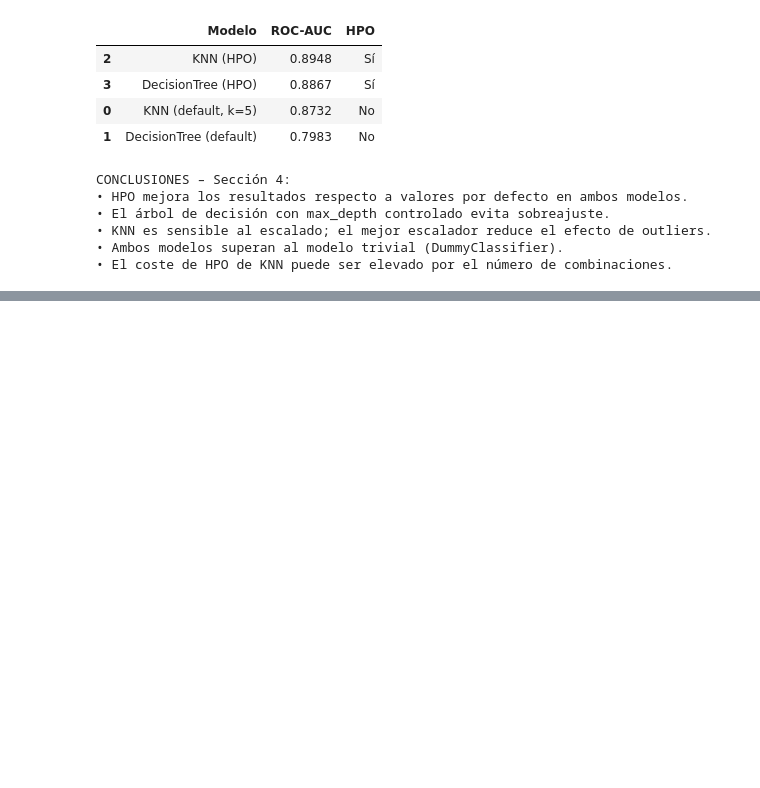
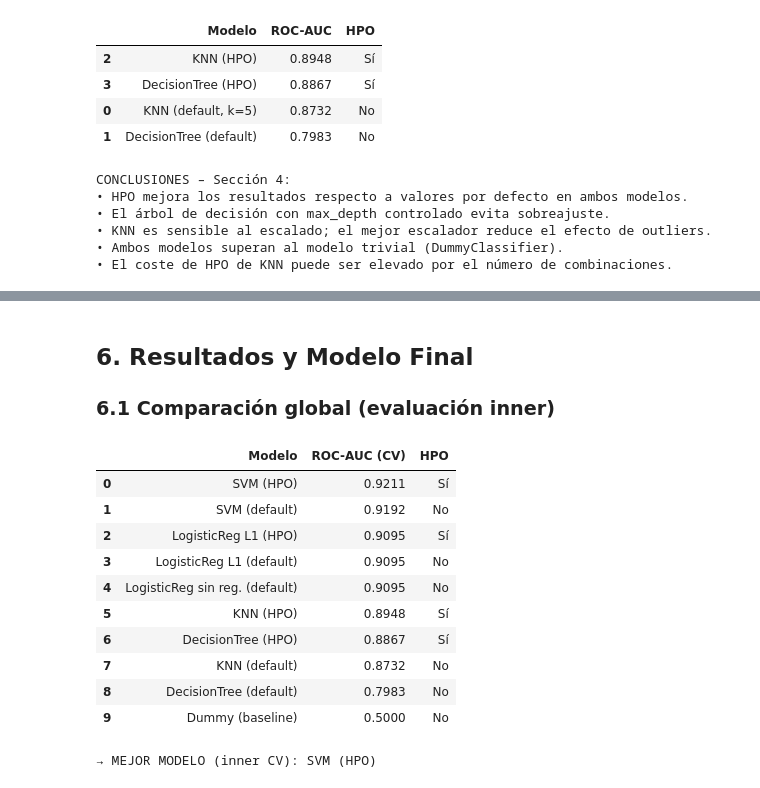
Before and after one commit to 100522156/practica_1_aprendizaje_automatico-100522156-100522190, a Jupyter notebook: notebook_1_analisis.ipynb, the cells around one changed output, grey strips where cells are left out. Cells and saved outputs as stored; diff of their text form; code cells hidden in the pictures; blank space fills up the shorter version.

```diff
--- a/notebook_1_analisis.ipynb
+++ b/notebook_1_analisis.ipynb
@@ -615,0 +744,36 @@ CONCLUSIONES – Sección 4:
+# %% [markdown]
+## 6. Resultados y Modelo Final
+
+### 6.1 Comparación global (evaluación inner)
+# %%
+# ── Tabla resumen global ──────────────────────────────────────────────────
+all_results = pd.DataFrame([
+    {'Modelo': 'Dummy (baseline)', 'ROC-AUC (CV)': results_df[results_df['Modelo']=='Dummy (most_frequent)']['ROC-AUC mean'].values[0], 'HPO': 'No'},
+    {'Modelo': 'KNN (default)', 'ROC-AUC (CV)': results_df[results_df['Modelo']=='KNN (k=5)']['ROC-AUC mean'].values[0], 'HPO': 'No'},
+    {'Modelo': 'DecisionTree (default)', 'ROC-AUC (CV)': results_df[results_df['Modelo']=='DecisionTree']['ROC-AUC mean'].values[0], 'HPO': 'No'},
+    {'Modelo': 'KNN (HPO)', 'ROC-AUC (CV)': round(gs_knn.best_score_, 4), 'HPO': 'Sí'},
+    {'Modelo': 'DecisionTree (HPO)', 'ROC-AUC (CV)': round(gs_dt.best_score_, 4), 'HPO': 'Sí'},
+    {'Modelo': 'LogisticReg sin reg. (default)', 'ROC-AUC (CV)': adv_df[adv_df['Modelo']=='LogisticRegression (sin reg.)']['ROC-AUC mean'].values[0], 'HPO': 'No'},
+    {'Modelo': 'LogisticReg L1 (default)', 'ROC-AUC (CV)': adv_df[adv_df['Modelo']=='LogisticRegression (L1)']['ROC-AUC mean'].values[0], 'HPO': 'No'},
+    {'Modelo': 'SVM (default)', 'ROC-AUC (CV)': adv_df[adv_df['Modelo']=='SVM (RBF)']['ROC-AUC mean'].values[0], 'HPO': 'No'},
+    {'Modelo': 'LogisticReg L1 (HPO)', 'ROC-AUC (CV)': round(gs_lr.best_score_, 4), 'HPO': 'Sí'},
+    {'Modelo': 'SVM (HPO)', 'ROC-AUC (CV)': round(gs_svm.best_score_, 4), 'HPO': 'Sí'},
+]).sort_values('ROC-AUC (CV)', ascending=False)
+
+display(all_results.reset_index(drop=True))
+
+best_model_name = all_results.iloc[0]['Modelo']
+print(f'\n→ MEJOR MODELO (inner CV): {best_model_name}')
+# %% [output]
+|  | Modelo | ROC-AUC (CV) | HPO |
+| 0 | SVM (HPO) | 0.9211 | Sí |
+| 1 | SVM (default) | 0.9192 | No |
+| 2 | LogisticReg L1 (HPO) | 0.9095 | Sí |
+| 3 | LogisticReg L1 (default) | 0.9095 | No |
+| 4 | LogisticReg sin reg. (default) | 0.9095 | No |
+| 5 | KNN (HPO) | 0.8948 | Sí |
+| 6 | DecisionTree (HPO) | 0.8867 | Sí |
+| 7 | KNN (default) | 0.8732 | No |
+| 8 | DecisionTree (default) | 0.7983 | No |
+| 9 | Dummy (baseline) | 0.5000 | No |
+→ MEJOR MODELO (inner CV): SVM (HPO)
```
Also changed, not shown: parts of 13 cells of this notebook, 4 other files.
